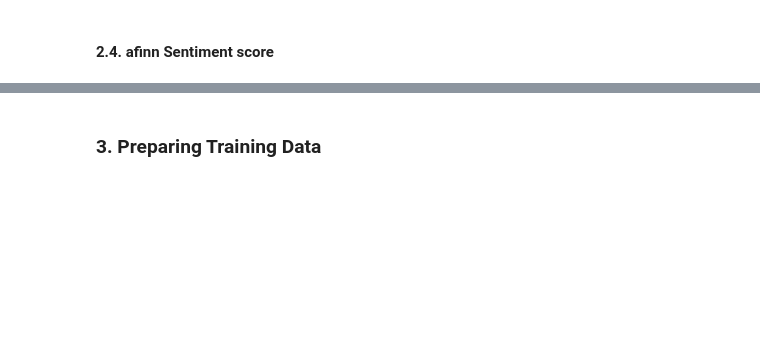
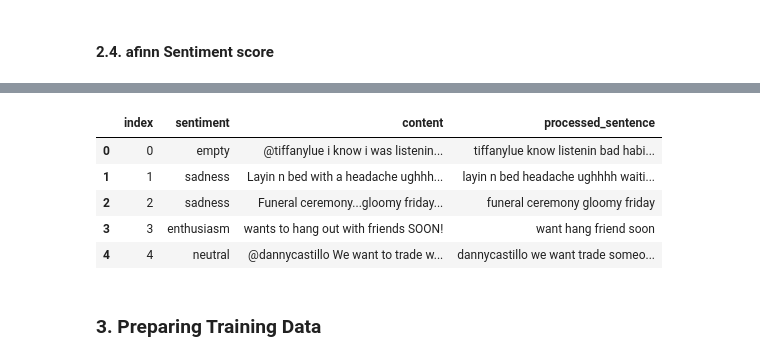
Before and after one commit to aijedi/Natural-Language-Processing, a Jupyter notebook: Sentiment Analysis of Tweets/Prepare the Data Frame and Feature Extraction.ipynb, the cells around one changed output, grey strips where cells are left out. Cells and saved outputs as stored; diff of their text form; code cells hidden in the pictures; blank space fills up the shorter version.

```diff
--- a/Sentiment Analysis of Tweets/Prepare the Data Frame and Feature Extraction.ipynb
+++ b/Sentiment Analysis of Tweets/Prepare the Data Frame and Feature Extraction.ipynb
@@ -268,0 +212,10 @@ pos_val
+# %%
+#df = df.reset_index()
+df.head()
+# %% [output]
+|  | index | sentiment | content | processed_sentence |
+| 0 | 0 | empty | @tiffanylue i know i was listenin... | tiffanylue know listenin bad habi... |
+| 1 | 1 | sadness | Layin n bed with a headache ughhh... | layin n bed headache ughhhh waiti... |
+| 2 | 2 | sadness | Funeral ceremony...gloomy friday... | funeral ceremony gloomy friday |
+| 3 | 3 | enthusiasm | wants to hang out with friends SOON! | want hang friend soon |
+| 4 | 4 | neutral | @dannycastillo We want to trade w... | dannycastillo we want trade someo... |
```
Also changed, not shown: parts of 34 cells of this notebook.
